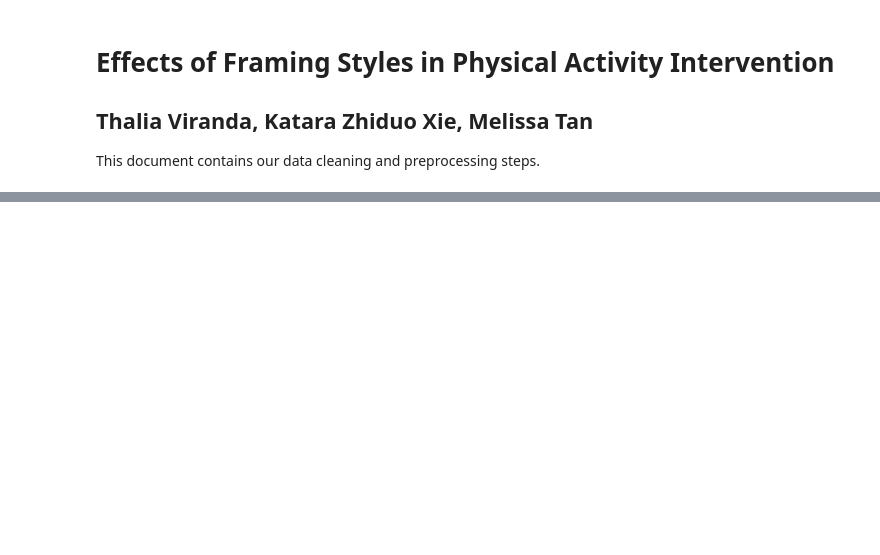
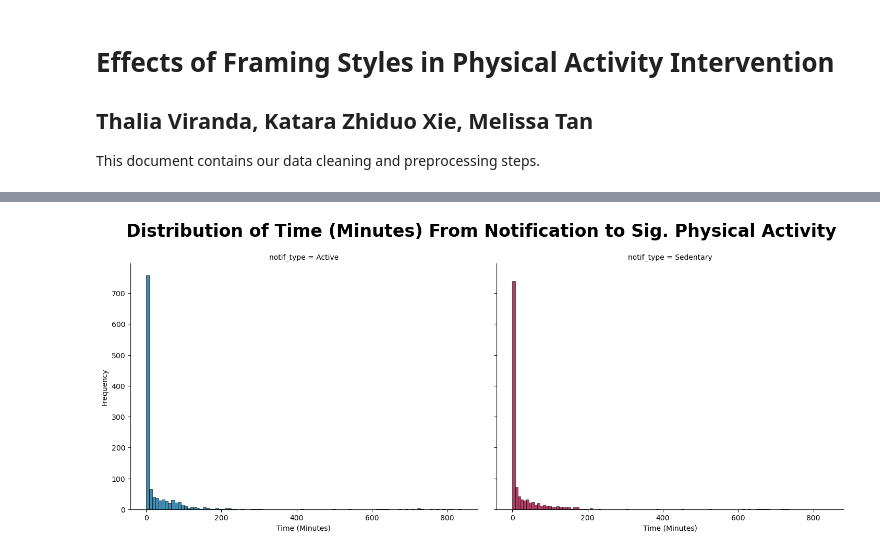
Before and after one commit to Kataraduo/ORIE-5160-midterm-project, a Jupyter notebook: data_cleaning_thalia.ipynb, the cells around one changed output, grey strips where cells are left out. Cells and saved outputs as stored; diff of their text form; code cells hidden in the pictures; blank space fills up the shorter version.

```diff
--- a/data_cleaning_thalia.ipynb
+++ b/data_cleaning_thalia.ipynb
@@ -170,0 +497,83 @@ Unique users in mydata_steps_gf: 35
+# %%
+# Convert `steps.utime` to datetime format and sort within each group
+clean_steps_notif_users['steps.utime'] = pd.to_datetime(clean_steps_notif_users['steps.utime'])
+
+# Group data and calculate time to significant activity (>= 60 steps)
+ux_eng = (
+    clean_steps_notif_users
+    .sort_values(['user.index', 'decision.index', 'steps.utime'])
+    .dropna(subset=['steps'])  # Filter out rows where 'steps' is NA since we are finding only time with steps
+    .groupby(['user.index', 'decision.index', 'notif_type'])
+    .apply(lambda df: pd.Series({
+        'first_step_time': df['steps.utime'].iloc[0],
+        'step_ge_60_time': df.loc[df['steps'] >= 60, 'steps.utime'].iloc[0] if not df.loc[df['steps'] >= 60].empty else np.nan,
+        'selfeff_intake_r': df['selfeff_intake_r'].iloc[0]
+    }))
+    .reset_index()
+)
+
+ux_eng['user.index'] = ux_eng['user.index'].astype(str).astype('category')
+ux_eng['notif_type'] = ux_eng['notif_type'].astype('category')
+
+# Calculate time to step >= 60 in minutes and handle missing or zero values
+ux_eng['time_to_step_ge_60'] = (ux_eng['step_ge_60_time'] - ux_eng['first_step_time']).dt.total_seconds() / 60
+ux_eng['time_to_step_ge_60'] = ux_eng['time_to_step_ge_60'].fillna(0.01).round(2) #use 0.01 because GLMM only deals with positive values
+ux_eng = ux_eng.sort_values(['user.index', 'decision.index'])
+
+
+
+# Plot Faceted Histogram of Resp Time
+# Set up the FacetGrid with 'notif_type' as the facet variable
+mypalette = {"Active": "#006699", "Sedentary": "#990033"}
+g = sns.FacetGrid(ux_eng, col="notif_type", height=6, aspect=1.2, sharex=True, sharey=True, palette=mypalette)
+# Map sns.histplot to each facet, using the color for each 'notif_type'
+for ax, (notif_type, color) in zip(g.axes.flat, mypalette.items()):
+    sns.histplot(
+        data=ux_eng[ux_eng['notif_type'] == notif_type],
+        x="time_to_step_ge_60", bins=100, color=color, edgecolor="black", ax=ax
+    )
+g.figure.suptitle("Distribution of Time (Minutes) From Notification to Sig. Physical Activity", fontsize=24, weight='bold')
+g.set_axis_labels("Time (Minutes)", "Frequency")
+plt.subplots_adjust(top=0.85)
+# Save the facet-wrapped plot with a transparent background
+g.savefig(os.path.join(figure_dir,"resptime_faceted.png"), transparent=True)
+plt.show()
+
+
+
+from pymer4.models import Lmer
+# Fit the model using pymer4 (requires R to be installed and accessible)
+model_response_time = Lmer("time_to_step_ge_60 ~ notif_type + (1 | user.index)", data=ux_eng)
+model_response_time.fit()
+print(model_response_time.summary())
+
+
+# Generate predictions on the original scale
+# THIS SHOULD BE REVISITED. DO WE WANT TO SPLIT OUR DATASET INTO TRAII
+ux_eng['predicted_steps'] = model_response_time.predict(data=ux_eng, skip_data_checks=True, verify_predictions=False)
+
+
+# Summarize predicted values by notification type
+ux_predictions_summary = ux_eng.groupby('notif_type').agg(
+    mean_pred=('predicted_steps', 'mean'),
+    lower_ci=('predicted_steps', lambda x: np.quantile(x, 0.025)),
+    upper_ci=('predicted_steps', lambda x: np.quantile(x, 0.975)),
+    se_pred=('predicted_steps', lambda x: np.std(x) / np.sqrt(len(x)))
+).reset_index()
+
+
+# Plot PREDICTED Response Time
+plt.figure(figsize=(10, 6))
+sns.barplot(data=ux_predictions_summary, x="notif_type", y="mean_pred", palette={"Active": "#006699", "Sedentary": "#990033"}, edgecolor="black")
+plt.errorbar(ux_predictions_summary['notif_type'], ux_predictions_summary['mean_pred'],
+             yerr=ux_predictions_summary['se_pred'], fmt='none', color='black', capsize=5)
+plt.title("Predicted Response Time by Notification Type", fontsize=24, fontweight='bold')
+plt.xlabel("Notification Type", fontsize=18, fontweight='bold')
+plt.ylabel("Predicted Response Time (Mins)", fontsize=18, fontweight='bold')
+plt.legend(title="Notification Type", fontsize=12, title_fontsize='13')
+
+# Save plot
+plt.savefig(os.path.join(figure_dir, "pred_rq2.png"), transparent=True)
+plt.show()
+# %% [output]
+[figure, added]
```
Also changed, not shown: parts of 9 cells of this notebook, 7 other files.
